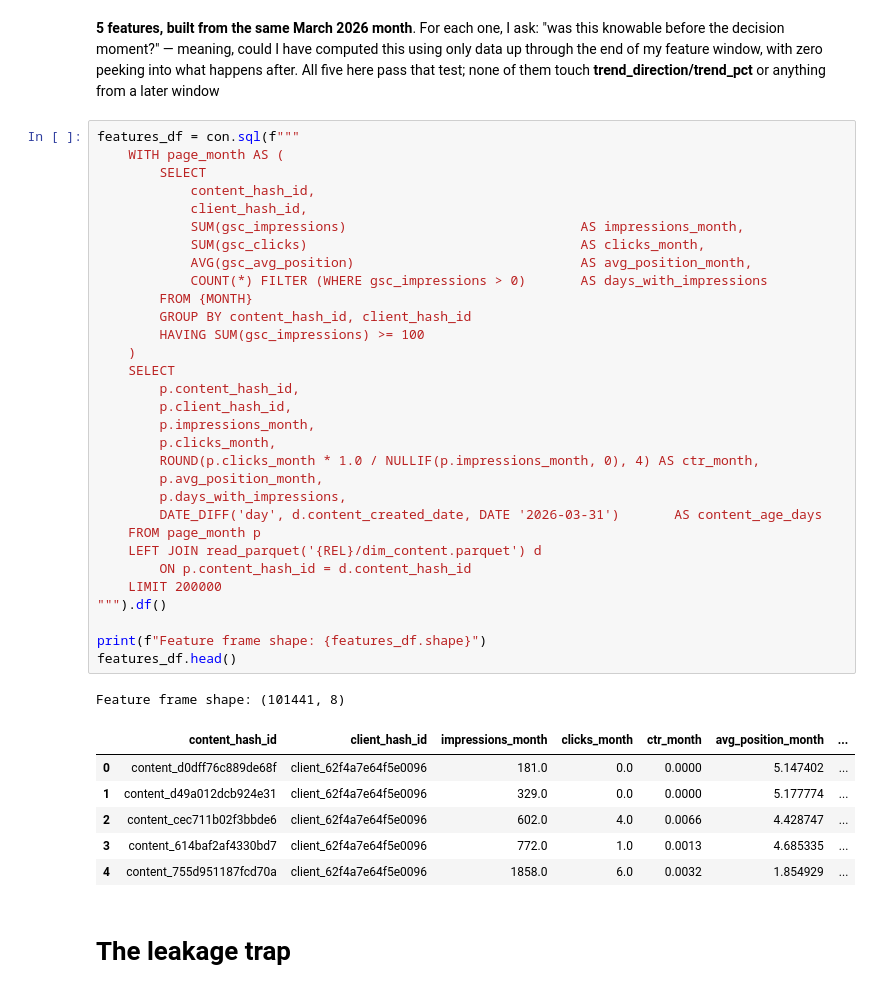
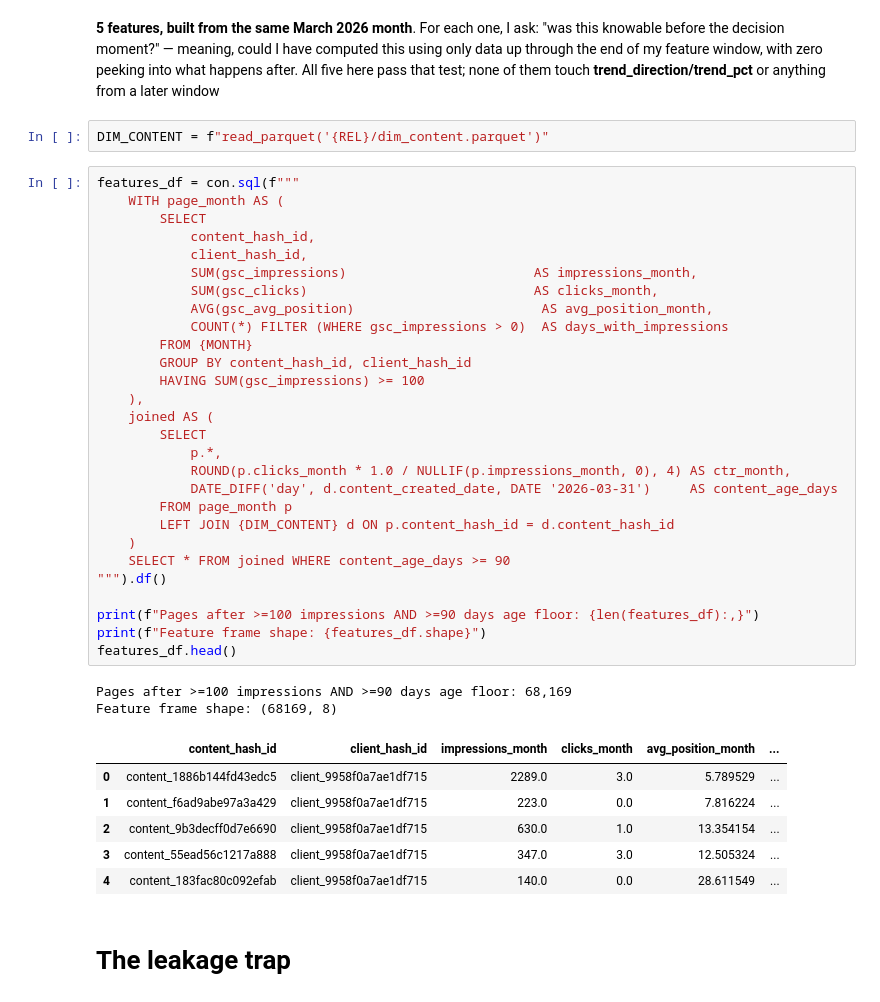
Before and after one commit to madaraf/Flyrank-intership-machine_learning, a Jupyter notebook: work/notebooks/w03_data_contract.ipynb, the cells around one changed output. Cells and saved outputs as stored; diff of their text form.

```diff
--- a/work/notebooks/w03_data_contract.ipynb
+++ b/work/notebooks/w03_data_contract.ipynb
@@ -163,45 +163,45 @@ availability_check
 5. **content_age_days** — days between the page's creation date and the end of March. Knowable because the page's creation date is fixed and already in the past; age never depends on future traffic.
 # %% [markdown]
 **5 features, built from the same March 2026 month**. For each one, I ask: "was this knowable before the decision moment?" — meaning, could I have computed this using only data up through the end of my feature window, with zero peeking into what happens after. All five here pass that test; none of them touch **trend_direction/trend_pct** or anything from a later window
-# %%
-features_df = con.sql(f"""
-    WITH page_month AS (
-        SELECT
-            content_hash_id,
-            client_hash_id,
-            SUM(gsc_impressions)                              AS impressions_month,
-            SUM(gsc_clicks)                                   AS clicks_month,
-            AVG(gsc_avg_position)                             AS avg_position_month,
-            COUNT(*) FILTER (WHERE gsc_impressions > 0)       AS days_with_impressions
-        FROM {MONTH}
-        GROUP BY content_hash_id, client_hash_id
-        HAVING SUM(gsc_impressions) >= 100
-    )
-    SELECT
-        p.content_hash_id,
-        p.client_hash_id,
-        p.impressions_month,
-        p.clicks_month,
-        ROUND(p.clicks_month * 1.0 / NULLIF(p.impressions_month, 0), 4) AS ctr_month,
-        p.avg_position_month,
-        p.days_with_impressions,
-        DATE_DIFF('day', d.content_created_date, DATE '2026-03-31')       AS content_age_days
-    FROM page_month p
-    LEFT JOIN read_parquet('{REL}/dim_content.parquet') d
-        ON p.content_hash_id = d.content_hash_id
-    LIMIT 200000
-""").df()
-
-print(f"Feature frame shape: {features_df.shape}")
-features_df.head()
-# %% [output]
-Feature frame shape: (101441, 8)
-|  | content_hash_id | client_hash_id | impressions_month | clicks_month | ctr_month | avg_position_month | ... |
-| 0 | content_d0dff76c889de68f | client_62f4a7e64f5e0096 | 181.0 | 0.0 | 0.0000 | 5.147402 | ... |
-| 1 | content_d49a012dcb924e31 | client_62f4a7e64f5e0096 | 329.0 | 0.0 | 0.0000 | 5.177774 | ... |
-| 2 | content_cec711b02f3bbde6 | client_62f4a7e64f5e0096 | 602.0 | 4.0 | 0.0066 | 4.428747 | ... |
-| 3 | content_614baf2af4330bd7 | client_62f4a7e64f5e0096 | 772.0 | 1.0 | 0.0013 | 4.685335 | ... |
-| 4 | content_755d951187fcd70a | client_62f4a7e64f5e0096 | 1858.0 | 6.0 | 0.0032 | 1.854929 | ... |
+# %%
+DIM_CONTENT = f"read_parquet('{REL}/dim_content.parquet')"
+# %%
+features_df = con.sql(f"""
+    WITH page_month AS (
+        SELECT
+            content_hash_id,
+            client_hash_id,
+            SUM(gsc_impressions)                        AS impressions_month,
+            SUM(gsc_clicks)                             AS clicks_month,
+            AVG(gsc_avg_position)                        AS avg_position_month,
+            COUNT(*) FILTER (WHERE gsc_impressions > 0)  AS days_with_impressions
+        FROM {MONTH}
+        GROUP BY content_hash_id, client_hash_id
+        HAVING SUM(gsc_impressions) >= 100
+    ),
+    joined AS (
+        SELECT
+            p.*,
+            ROUND(p.clicks_month * 1.0 / NULLIF(p.impressions_month, 0), 4) AS ctr_month,
+            DATE_DIFF('day', d.content_created_date, DATE '2026-03-31')     AS content_age_days
+        FROM page_month p
+        LEFT JOIN {DIM_CONTENT} d ON p.content_hash_id = d.content_hash_id
+    )
+    SELECT * FROM joined WHERE content_age_days >= 90
+""").df()
+
+print(f"Pages after >=100 impressions AND >=90 days age floor: {len(features_df):,}")
+print(f"Feature frame shape: {features_df.shape}")
+features_df.head()
+# %% [output]
+Pages after >=100 impressions AND >=90 days age floor: 68,169
+Feature frame shape: (68169, 8)
+|  | content_hash_id | client_hash_id | impressions_month | clicks_month | avg_position_month | ... |
+| 0 | content_1886b144fd43edc5 | client_9958f0a7ae1df715 | 2289.0 | 3.0 | 5.789529 | ... |
+| 1 | content_f6ad9abe97a3a429 | client_9958f0a7ae1df715 | 223.0 | 0.0 | 7.816224 | ... |
+| 2 | content_9b3decff0d7e6690 | client_9958f0a7ae1df715 | 630.0 | 1.0 | 13.354154 | ... |
+| 3 | content_55ead56c1217a888 | client_9958f0a7ae1df715 | 347.0 | 3.0 | 12.505324 | ... |
+| 4 | content_183fac80c092efab | client_9958f0a7ae1df715 | 140.0 | 0.0 | 28.611549 | ... |
 # %% [markdown]
 # The leakage trap
 # %%
```
Also changed, not shown: parts of 4 cells of this notebook.
